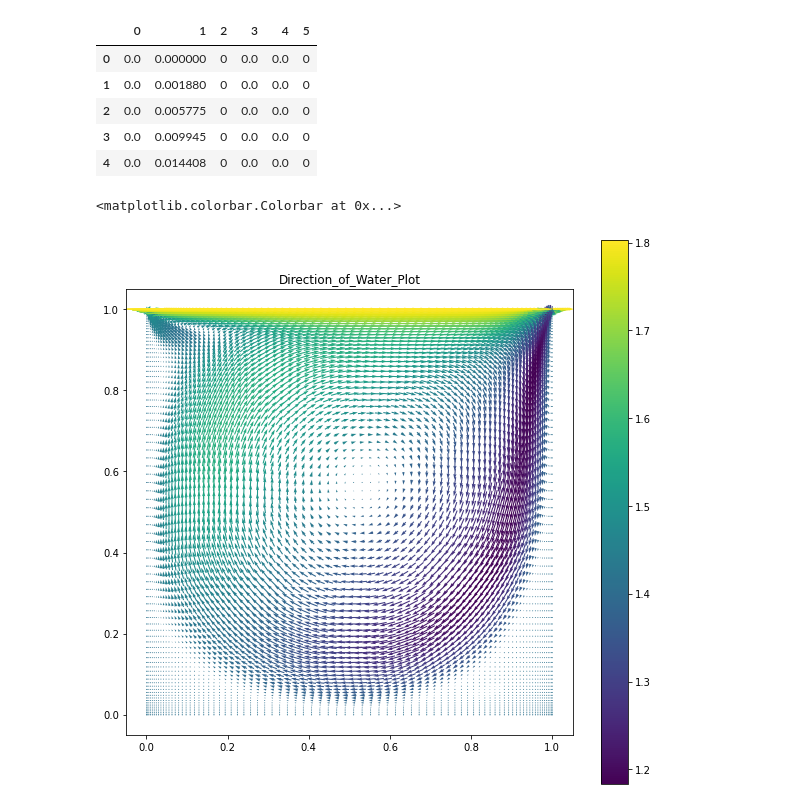
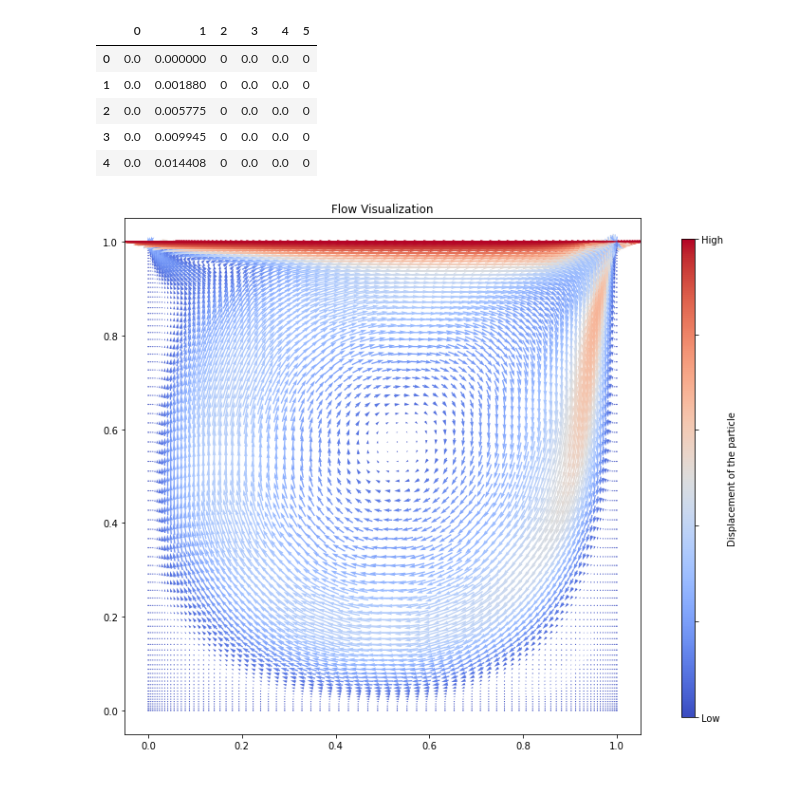
Before and after one commit to tdhawale/Python_Practise, a Jupyter notebook: Flow_Visualization.ipynb, the cells around one changed output. Saved outputs shown, nothing was run; the diff lists cells and outputs as text; code cells hidden in the pictures.

```diff
--- a/Flow_Visualization.ipynb
+++ b/Flow_Visualization.ipynb
@@ -14,7 +13,8 @@ import matplotlib.cm as cmx
 import matplotlib as mpl
 %matplotlib inline
 # %%
-data = pd.read_csv('E:/Workspace/Python/Python_Practise/field2.irreg.txt', sep=" " , header=None , skiprows= 6)
+# Reading the data set
+data = pd.read_csv('field2.irreg.txt', sep=" " , header=None , skiprows= 6)
 # %%
 data.head()
 # %% [output]
@@ -25,24 +25,30 @@ data.head()
 | 3 | 0.0 | 0.009945 | 0 | 0.0 | 0.0 | 0 |
 | 4 | 0.0 | 0.014408 | 0 | 0.0 | 0.0 | 0 |
 # %%
-cmap = plt.cm.jet
+# Normalize and set color
+cmap = plt.cm.coolwarm
 cNorm  = colors.Normalize(vmin=0, vmax=1)
 scalarMap = cmx.ScalarMappable(norm=cNorm,cmap=cmap)
 
-fig, ax = plt.subplots(figsize=(10,10))
+# Calculating length of the arrow to determine the color values
+length = np.hypot(data[3] , data[4])
 
 
-n = -2
-color_array = np.sqrt(((data[4]-n)/2)**2 + ((data[3]-n)/2)**2)
+colorVal = scalarMap.to_rgba(length)
+fig, ax = plt.subplots(figsize=(10,10))
+flow = ax.quiver(data[0],data[1],data[3],data[4],color = colorVal ,pivot='mid' , scale = 8  )
+ax.set_title('Flow Visualization')
+ax.set_aspect('equal')
+ax.use_sticky_edges = False
 
 
-plot = ax.quiver(data[0],data[1],data[3],data[4],color_array ,pivot='mid' , scale = 10 )
-ax.set_title('Direction_of_Water_Plot')
-ax.set_aspect('equal')
-ax.use_sticky_edges = False
-#cax = fig.add_axes([0.75,0.075,0.07,0.85])
-#color_base = mpl.colorbar.ColorbarBase(cax,cmap = cmap)
-plt.colorbar(plot)
+#https://stackoverflow.com/questions/25505674/python-matplotlib-add-colorbar
+#https://stackoverflow.com/questions/8931268/using-colormaps-to-set-color-of-line-in-matplotlib
+
+# Setting the Color Bar and it labels
+cax = fig.add_axes([0.95, 0.15, 0.02, 0.7])
+cb = mpl.colorbar.ColorbarBase(cax, cmap=cmap, norm=cNorm)
+cax.set_yticklabels(['Low', '','', '', '','High'])
+cb.set_label('Displacement of the particle')
 # %% [output]
-<matplotlib.colorbar.Colorbar at 0x...>
-[figure, old version]
+[figure, new version]
```
Also changed, not shown: parts of 12 cells of this notebook, 4 other files.
